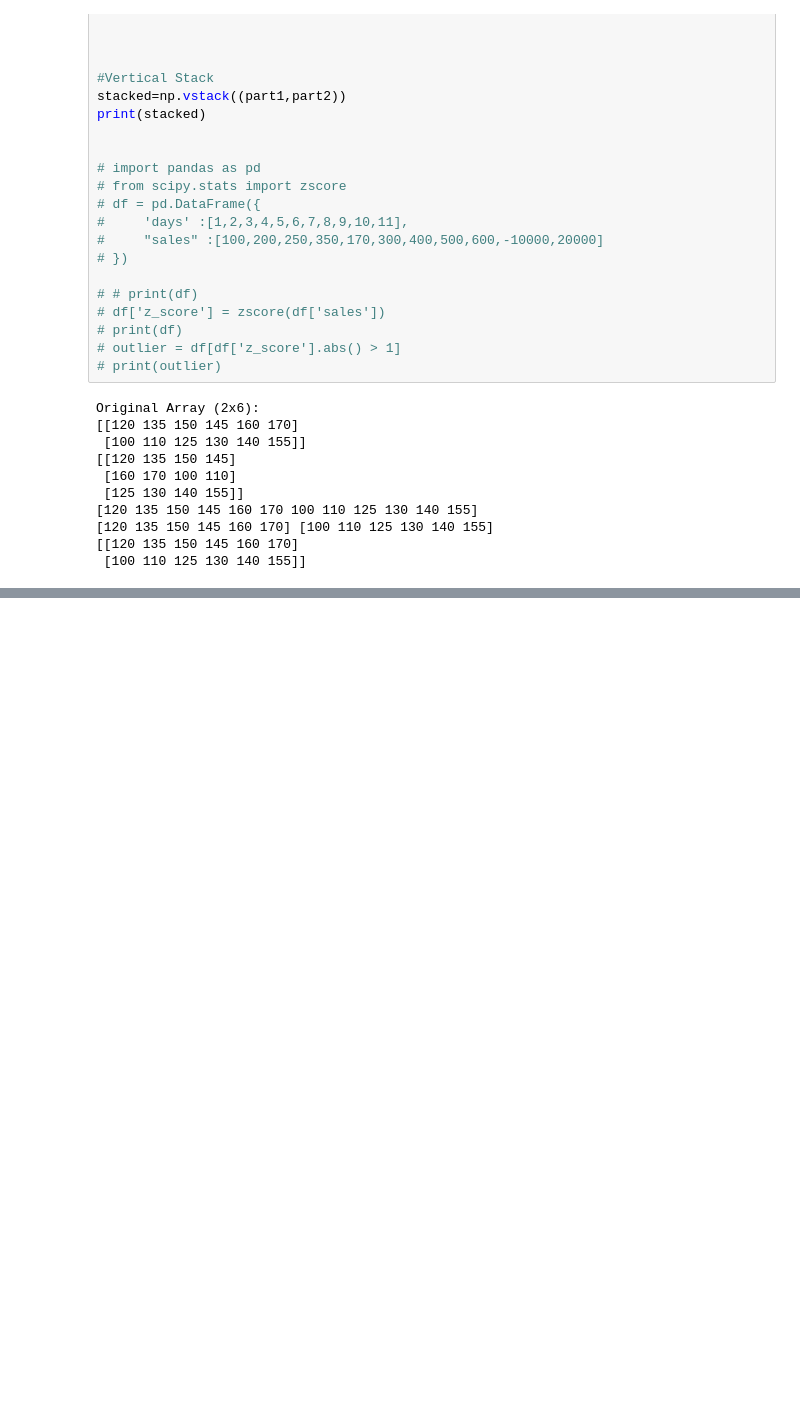
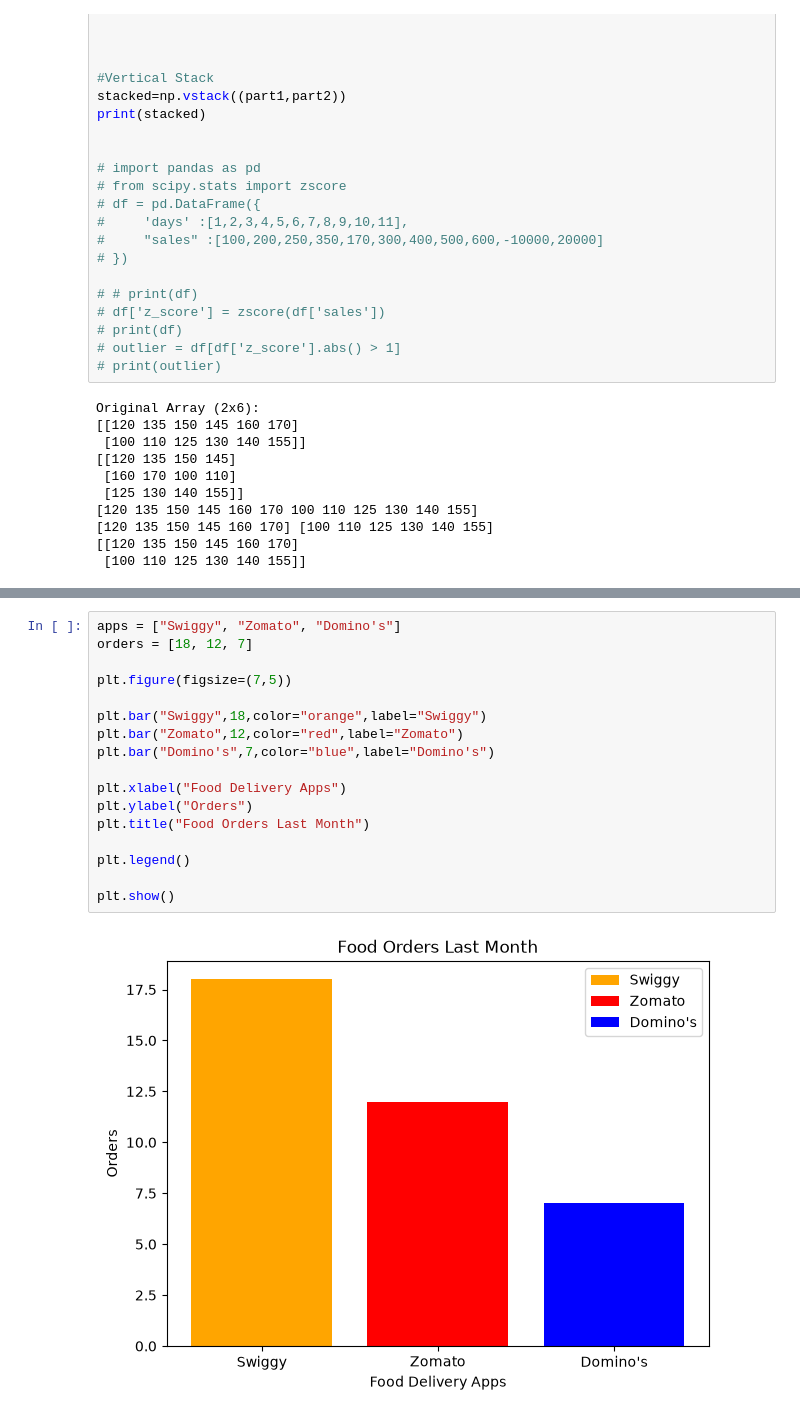
Before and after one commit to meshvap2511/libraries, a Jupyter notebook: tasks.ipynb, the cells around one changed output, grey strips where cells are left out. Saved outputs shown, nothing was run; the diff lists cells and outputs as text; blank space fills up the shorter version.

```diff
--- a/tasks.ipynb
+++ b/tasks.ipynb
@@ -513,0 +682,19 @@ print(df)
+# %%
+apps = ["Swiggy", "Zomato", "Domino's"]
+orders = [18, 12, 7]
+
+plt.figure(figsize=(7,5))
+
+plt.bar("Swiggy",18,color="orange",label="Swiggy")
+plt.bar("Zomato",12,color="red",label="Zomato")
+plt.bar("Domino's",7,color="blue",label="Domino's")
+
+plt.xlabel("Food Delivery Apps")
+plt.ylabel("Orders")
+plt.title("Food Orders Last Month")
+
+plt.legend()
+
+plt.show()
+# %% [output]
+[figure, added]
```
Also changed, not shown: parts of 49 cells of this notebook, 15 other files.
